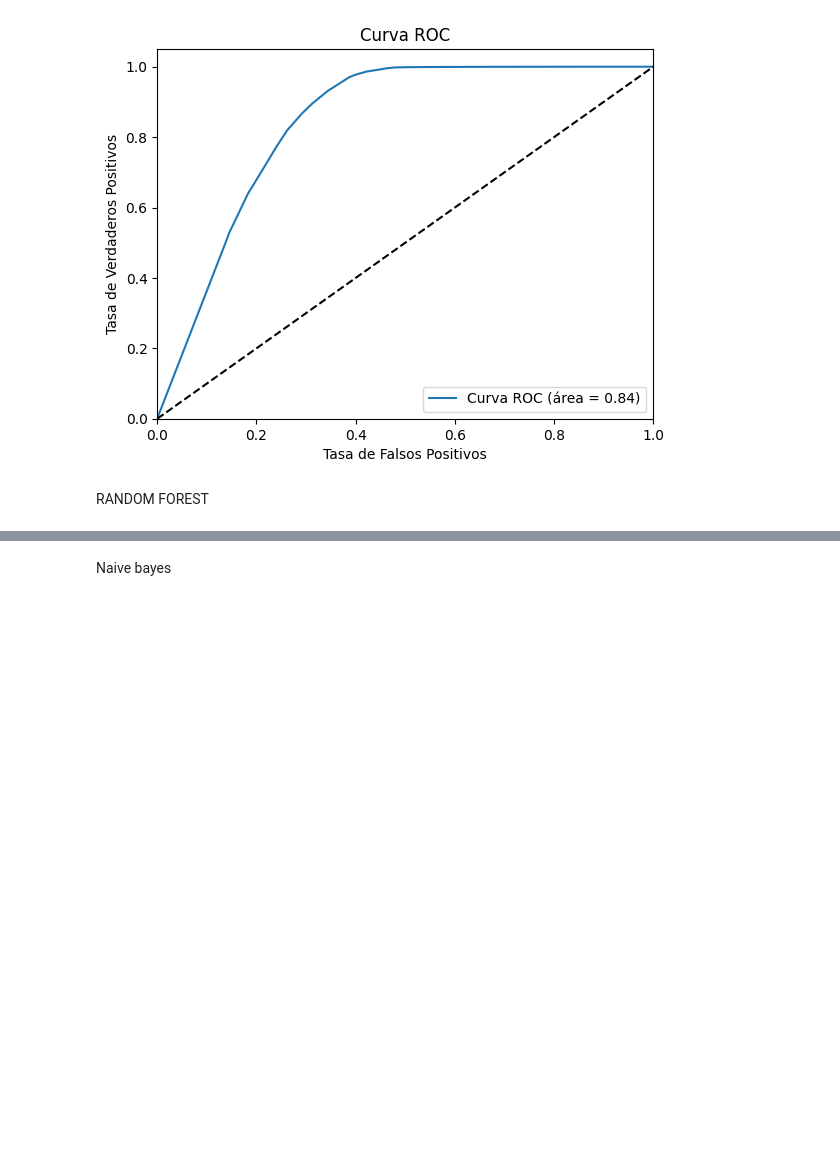
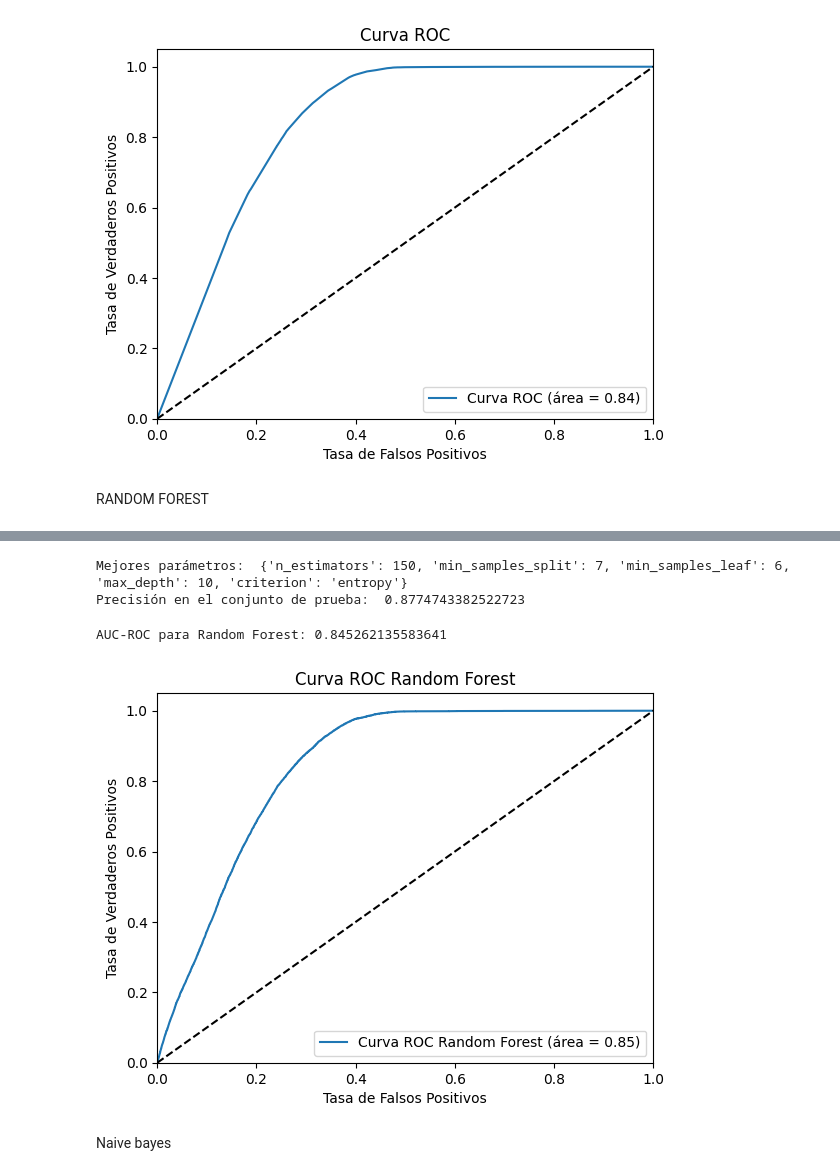
Before and after one commit to ActuaryVlad/tesisAi, a Jupyter notebook: jupyter tesis.ipynb, the cells around one changed output, grey strips where cells are left out. Saved outputs shown, nothing was run; the diff lists cells and outputs as text; code cells hidden in the pictures; blank space fills up the shorter version.

```diff
--- a/jupyter tesis.ipynb
+++ b/jupyter tesis.ipynb
@@ -511,3 +511,21 @@ plt.show()
 [figure]
 # %% [markdown]
 RANDOM FOREST
+# %%
+# Parámetros para la búsqueda
+param_dist_rf = {
+    'n_estimators': [50, 100, 150],  # Puedes cambiar esto según tus necesidades
+    'criterion': ['gini', 'entropy'],
+    'max_depth': [2, 3, 4, 5, 6, 7, 10],
+    'min_samples_leaf': [4, 6, 8],
+    'min_samples_split': [5, 7, 10]
+}
+# %%
+# Crea un clasificador de Random Forest
+rf_clf = RandomForestClassifier()
+
+# Configura la búsqueda aleatoria
+random_search_rf = RandomizedSearchCV(rf_clf, param_distributions=param_dist_rf, n_iter=10, cv=4, verbose=1, random_state=42, n_jobs=-1)
+
+# Ajusta el modelo
+random_search_rf.fit(x_train, y_train)
@@ -514,2 +541,36 @@ RANDOM FOREST
+# %%
+# Evaluar el Modelo
+print("Mejores parámetros: ", random_search_rf.best_params_)
+best_model_rf = random_search_rf.best_estimator_
+test_accuracy_rf = best_model_rf.score(x_test, y_test)
+print("Precisión en el conjunto de prueba: ", test_accuracy_rf)
+# %% [output]
+Mejores parámetros:  {'n_estimators': 150, 'min_samples_split': 7, 'min_samples_leaf': 6, 'max_depth': 10, 'criterion': 'entropy'}
+Precisión en el conjunto de prueba:  0.8774743382522723
+# %%
+# Obtener las probabilidades de la clase positiva
+y_probs_rf = random_search_rf.predict_proba(x_test)[:, 1]
+
+# Calcular el AUC-ROC
+auc_roc_rf = roc_auc_score(y_test, y_probs_rf)
+print("AUC-ROC para Random Forest:", auc_roc_rf)
+
+# Calcular los valores de la tasa de verdaderos positivos (TPR) y la tasa de falsos positivos (FPR)
+fpr_rf, tpr_rf, thresholds_rf = roc_curve(y_test, y_probs_rf)
+
+# Graficar la curva ROC
+plt.figure()
+plt.plot(fpr_rf, tpr_rf, label='Curva ROC Random Forest (área = %0.2f)' % auc_roc_rf)
+plt.plot([0, 1], [0, 1], 'k--') # Linea diagonal
+plt.xlim([0.0, 1.0])
+plt.ylim([0.0, 1.05])
+plt.xlabel('Tasa de Falsos Positivos')
+plt.ylabel('Tasa de Verdaderos Positivos')
+plt.title('Curva ROC Random Forest')
+plt.legend(loc="lower right")
+plt.show()
+# %% [output]
+AUC-ROC para Random Forest: 0.845262135583641
+[figure, added]
 # %% [markdown]
 Naive bayes
```
Also changed, not shown: parts of 15 cells of this notebook, 1 other file.
